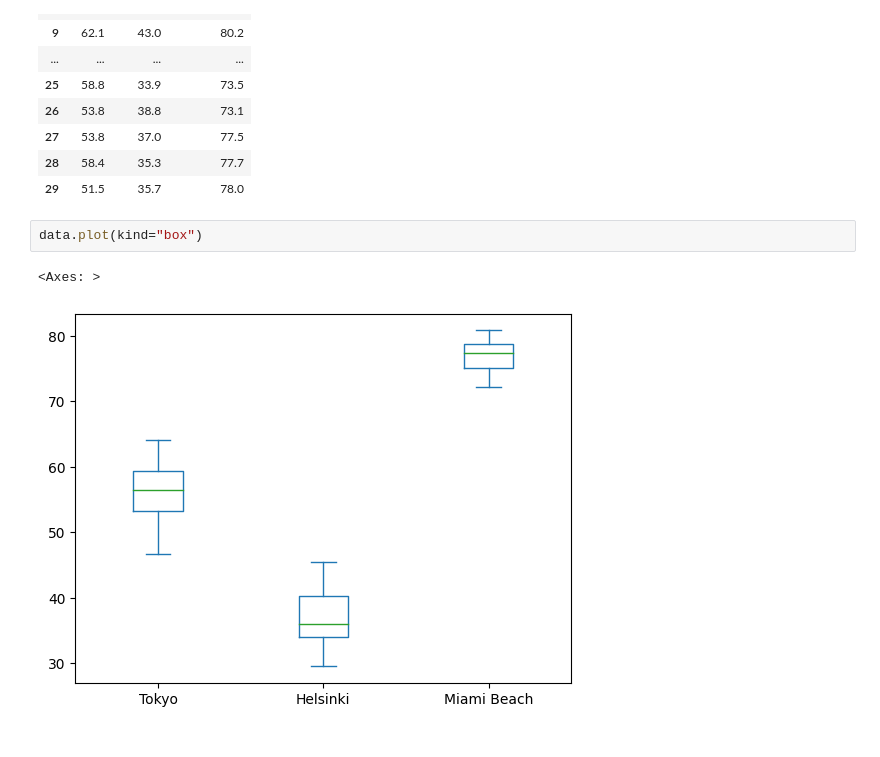
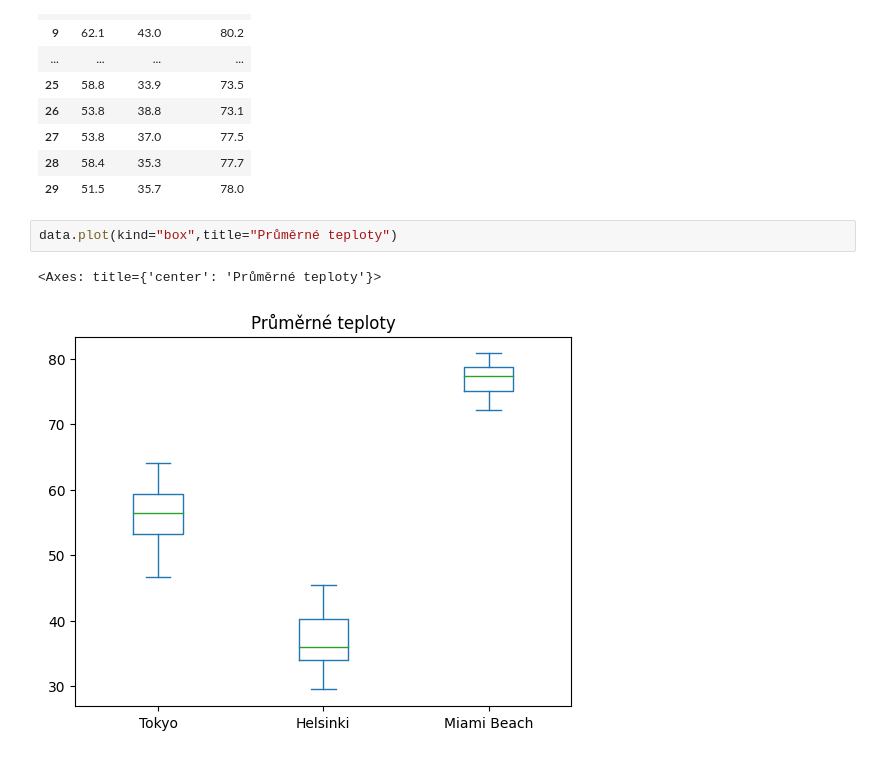
Before and after one commit to hepsik/python-kurz-2022, a Jupyter notebook: ukol11.ipynb, the cells around one changed output. Drawn from its saved outputs; the diff is of its cells as text.

```diff
--- a/ukol11.ipynb
+++ b/ukol11.ipynb
@@ -64,7 +64,7 @@ data
 | 28 | 58.4 | 35.3 | 77.7 |
 | 29 | 51.5 | 35.7 | 78.0 |
 # %%
-data.plot(kind="box")
+data.plot(kind="box",title="Průměrné teploty")
 # %% [output]
-<Axes: >
+<Axes: title={'center': 'Průměrné teploty'}>
-[figure, old version]
+[figure, new version]
```
Also changed, not shown: 1 other file.
